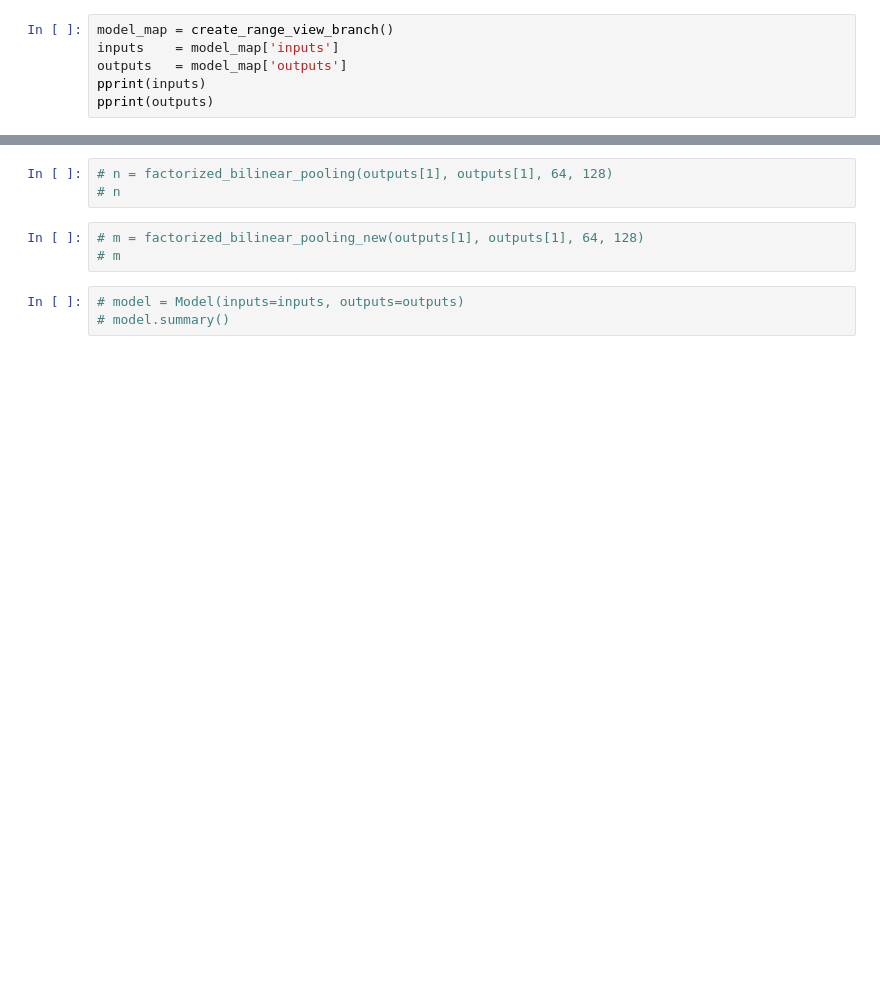
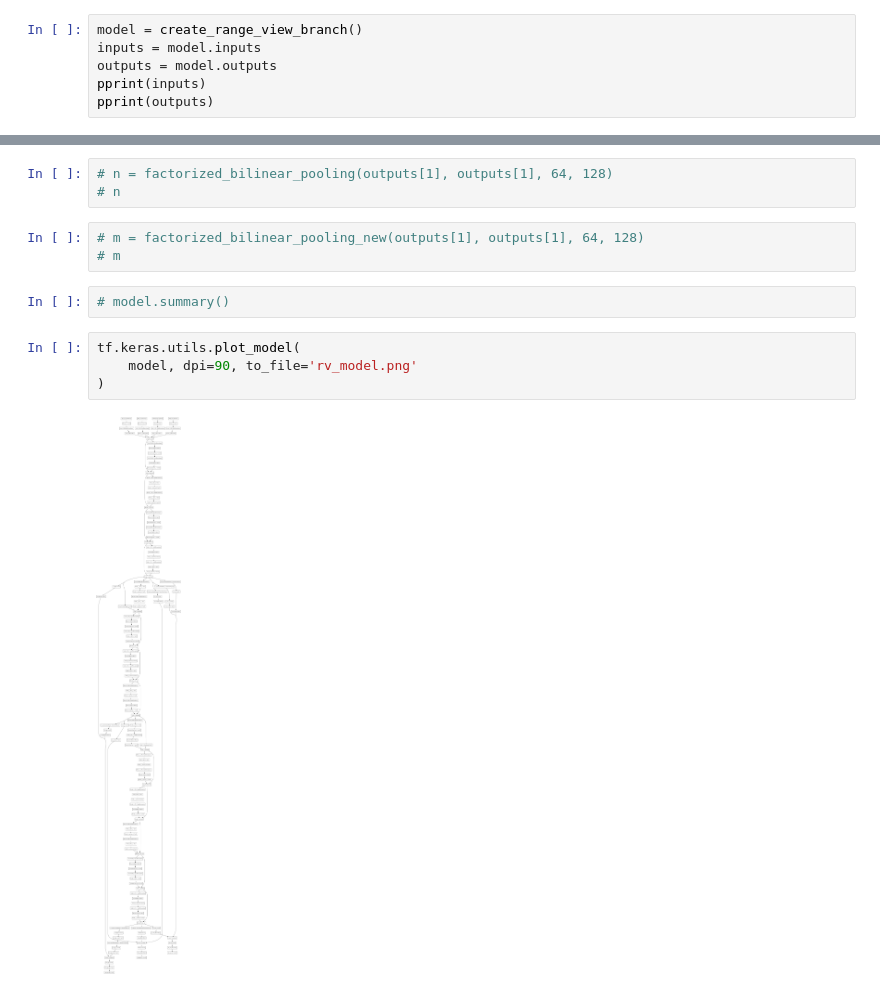
Before and after one commit to YahyaAlaaMassoud/Sensor-Fusion, a Jupyter notebook: rangeview_branch_test.ipynb, the cells around one changed output, grey strips where cells are left out. Saved outputs shown, nothing was run; the diff lists cells and outputs as text; blank space fills up the shorter version.

```diff
--- a/rangeview_branch_test.ipynb
+++ b/rangeview_branch_test.ipynb
@@ -7,7 +14,7 @@ from models.blocks import create_res_conv_block, create_input_layer, factorized_
 # %%
-model_map = create_range_view_branch()
-inputs    = model_map['inputs']
-outputs   = model_map['outputs']
+model = create_range_view_branch()
+inputs = model.inputs
+outputs = model.outputs
 pprint(inputs)
 pprint(outputs)
 # %% [output]
@@ -31,5 +42,10 @@ pprint(outputs)
 # m = factorized_bilinear_pooling_new(outputs[1], outputs[1], 64, 128)
 # m
 # %%
-# model = Model(inputs=inputs, outputs=outputs)
 # model.summary()
+# %%
+tf.keras.utils.plot_model(
+    model, dpi=90, to_file='rv_model.png'
+)
+# %% [output]
+[figure, added]
```
Also changed, not shown: parts of 3 cells of this notebook, 7 other files.
